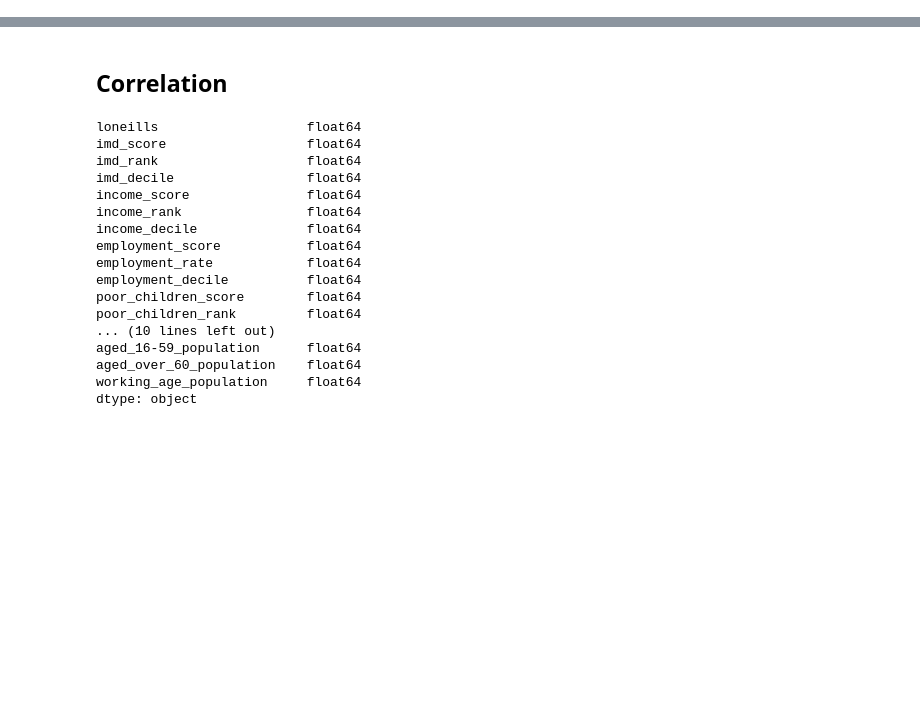
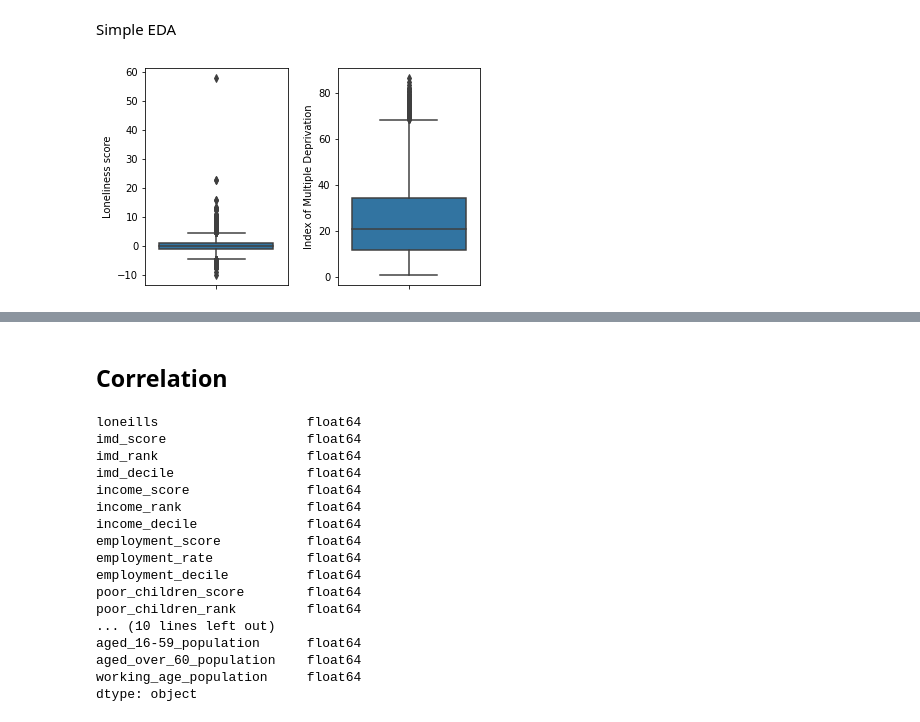
Before and after one commit to TamsinHu/Loneliness_study, a Jupyter notebook: income_employment.ipynb, the cells around one changed output, grey strips where cells are left out. Cells and saved outputs as stored; diff of their text form; code cells hidden in the pictures; blank space fills up the shorter version.

```diff
--- a/income_employment.ipynb
+++ b/income_employment.ipynb
@@ -9,3 +12,15 @@ data = pd.read_csv('england/merged_data.csv')
+# %% [markdown]
+Simple EDA
+# %%
+fig, [ax1, ax2] = plt.subplots(1,2)
+sns.boxplot(data=data, y='loneills', ax=ax1)
+ax1.set_ylabel('Loneliness score')
+sns.boxplot(data=data, y='imd_score', ax=ax2)
+ax2.set_ylabel('Index of Multiple Deprivation')
+fig.subplots_adjust(wspace=.35)
+fig.savefig('eda.eps')
+# %% [output]
+[figure, added]
 # %%
 data.head()
 # %% [output]
```
Also changed, not shown: parts of 22 cells of this notebook.
